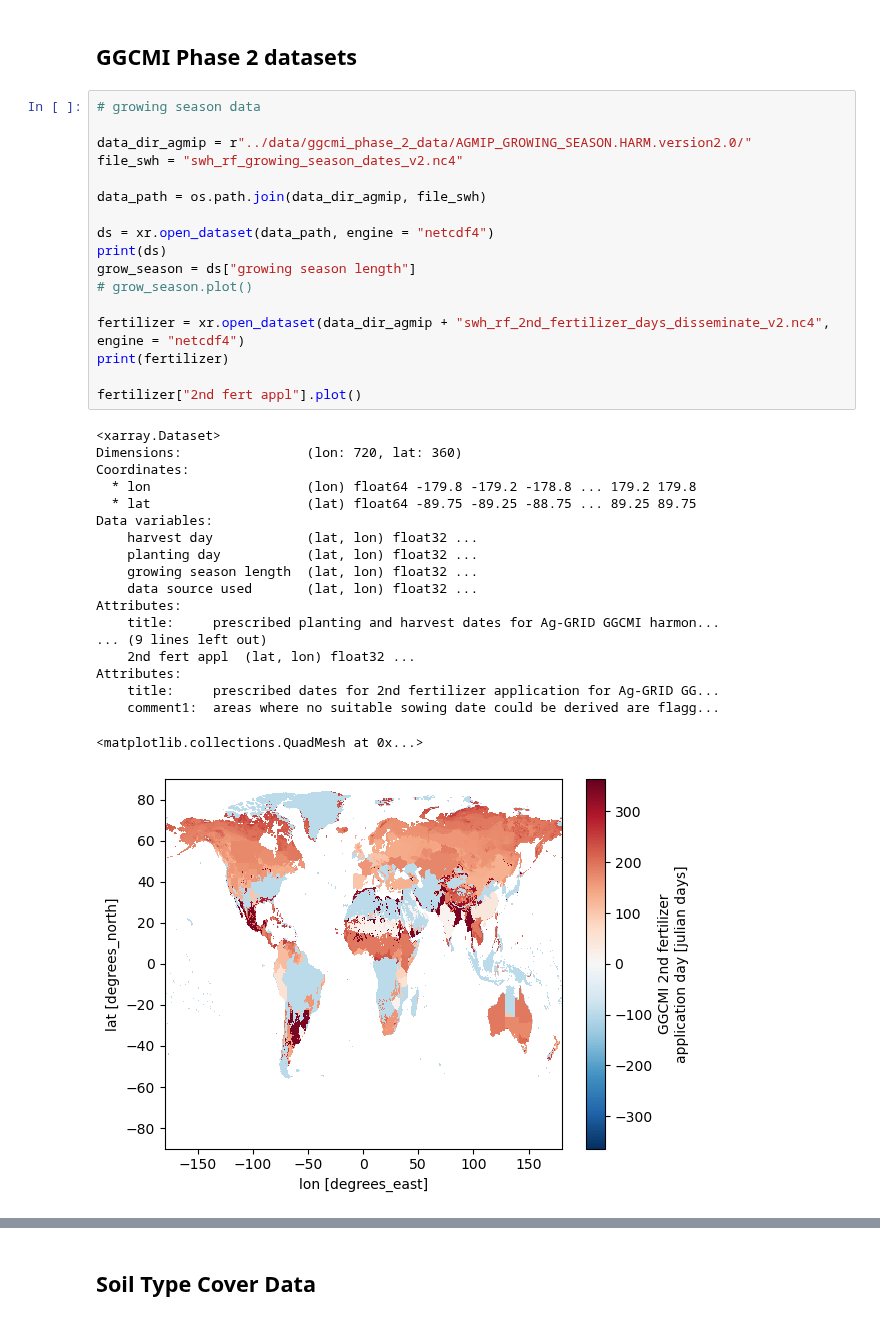
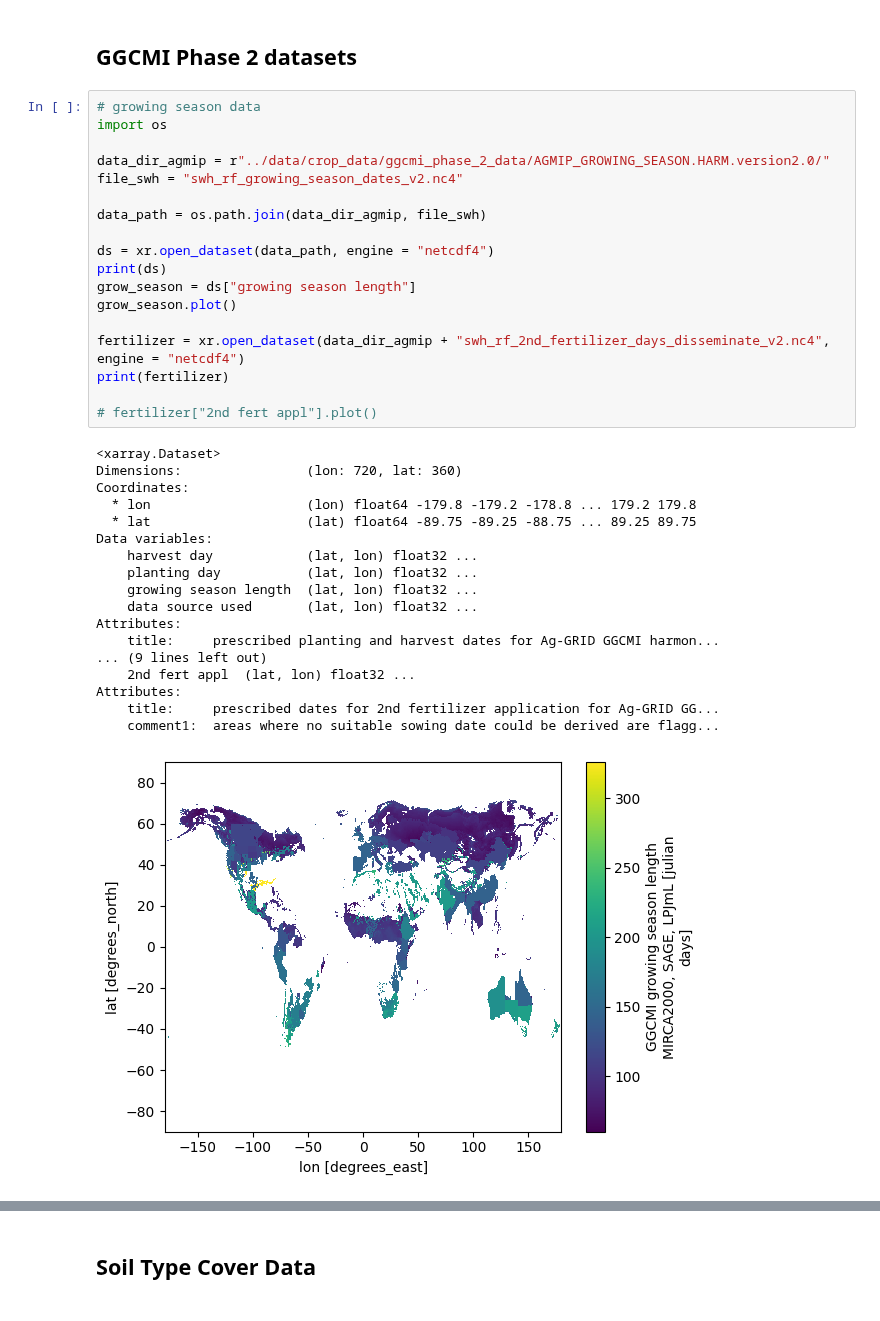
Before and after one commit to patricemahlau/Crop_Emulator_Project, a Jupyter notebook: Crop_Emulator_Script.ipynb, the cells around one changed output, grey strips where cells are left out. Saved outputs shown, nothing was run; the diff lists cells and outputs as text.

```diff
--- a/Crop_Emulator_Script.ipynb
+++ b/Crop_Emulator_Script.ipynb
@@ -326,41 +392,41 @@ First tree:
 ## GGCMI Phase 2 datasets
 # %%
 # growing season data
+import os
 
-data_dir_agmip = r"../data/ggcmi_phase_2_data/AGMIP_GROWING_SEASON.HARM.version2.0/"
+data_dir_agmip = r"../data/crop_data/ggcmi_phase_2_data/AGMIP_GROWING_SEASON.HARM.version2.0/"
 file_swh = "swh_rf_growing_season_dates_v2.nc4"
 
 data_path = os.path.join(data_dir_agmip, file_swh)
 
 ds = xr.open_dataset(data_path, engine = "netcdf4")
 print(ds)
 grow_season = ds["growing season length"]
-# grow_season.plot()
+grow_season.plot()
 
 fertilizer = xr.open_dataset(data_dir_agmip + "swh_rf_2nd_fertilizer_days_disseminate_v2.nc4", engine = "netcdf4")
 print(fertilizer)
 
-fertilizer["2nd fert appl"].plot()
+# fertilizer["2nd fert appl"].plot()
 # %% [output]
 <xarray.Dataset>
 Dimensions:                (lon: 720, lat: 360)
 Coordinates:
   * lon                    (lon) float64 -179.8 -179.2 -178.8 ... 179.2 179.8
   * lat                    (lat) float64 -89.75 -89.25 -88.75 ... 89.25 89.75
 Data variables:
     harvest day            (lat, lon) float32 ...
     planting day           (lat, lon) float32 ...
     growing season length  (lat, lon) float32 ...
     data source used       (lat, lon) float32 ...
 Attributes:
     title:     prescribed planting and harvest dates for Ag-GRID GGCMI harmon...
 ... (9 lines left out)
     2nd fert appl  (lat, lon) float32 ...
 Attributes:
     title:     prescribed dates for 2nd fertilizer application for Ag-GRID GG...
     comment1:  areas where no suitable sowing date could be derived are flagg...
-<matplotlib.collections.QuadMesh at 0x...>
-[figure, old version]
+[figure, new version]
 # %%
 # cropmask
 
```
Also changed, not shown: parts of 23 cells of this notebook.
